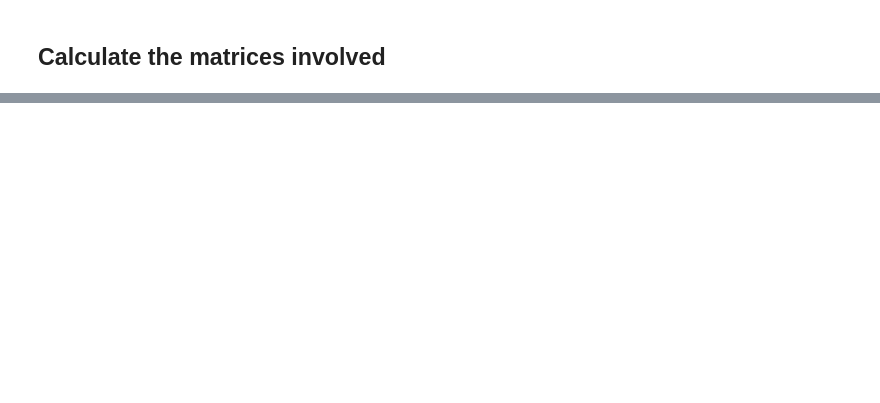
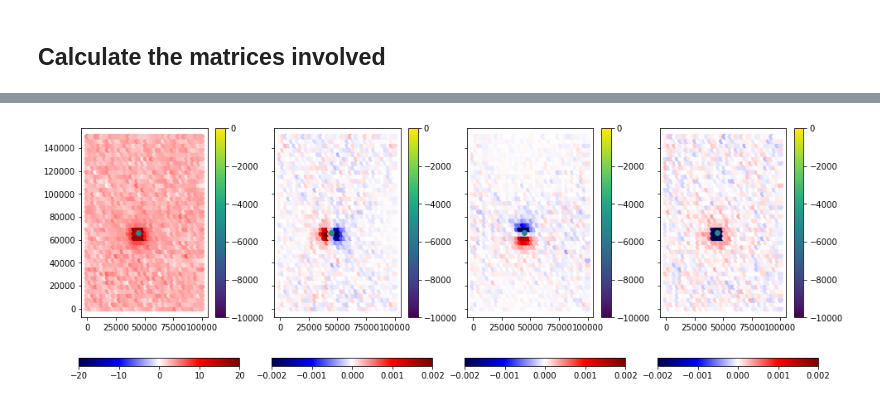
Before and after one commit to compgeolab/euler-inversion, a Jupyter notebook: code/prototype.ipynb, the cells around one changed output, grey strips where cells are left out. Drawn from its saved outputs; the diff is of its cells as text; code cells hidden in the pictures; blank space fills up the shorter version.

```diff
--- a/code/prototype.ipynb
+++ b/code/prototype.ipynb
@@ -307,0 +231,20 @@ for ax in axes:
+# %%
+fig, axes = plt.subplots(1, 4, figsize=(16, 6), sharey=True)
+
+scale = 0.002
+cmap = "seismic"
+
+ax = axes[0]
+tmp = ax.scatter(x, y, c=h, cmap=cmap, vmin=-20, vmax=20)
+plt.colorbar(tmp, ax=ax, orientation="horizontal")
+
+for ax, data in zip(axes[1:], [dx, dy, dz]):
+    tmp = ax.scatter(x, y, c=data, cmap=cmap, vmin=-scale, vmax=scale)
+    plt.colorbar(tmp, ax=ax, orientation="horizontal")
+
+for ax in axes:
+    tmp = ax.scatter(p[0], p[1], c=p[2], vmin=-10e3, vmax=0)
+    plt.colorbar(tmp, ax=ax)
+    ax.set_aspect("equal")
+# %% [output]
+[figure, added]
```
Also changed, not shown: parts of 22 cells of this notebook.
